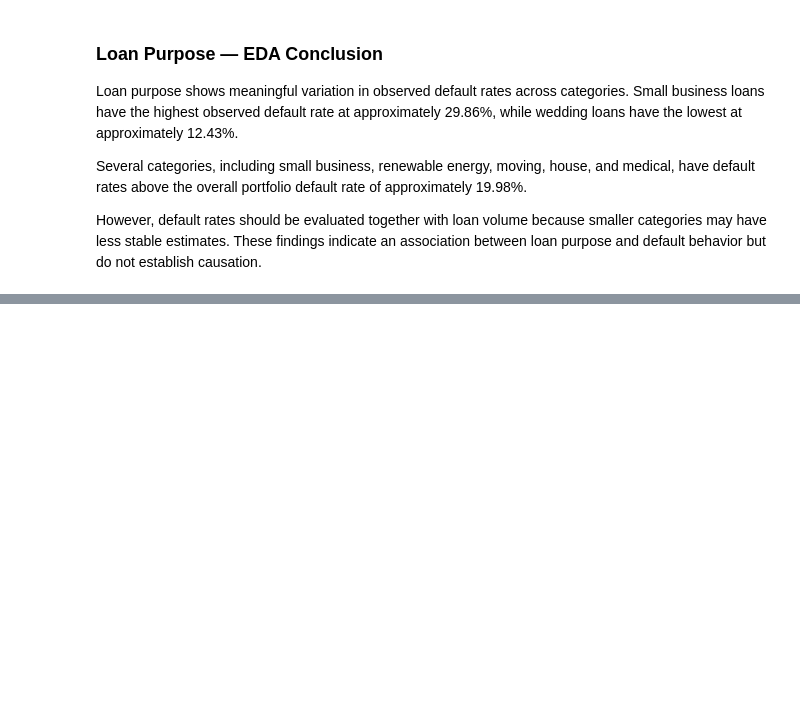
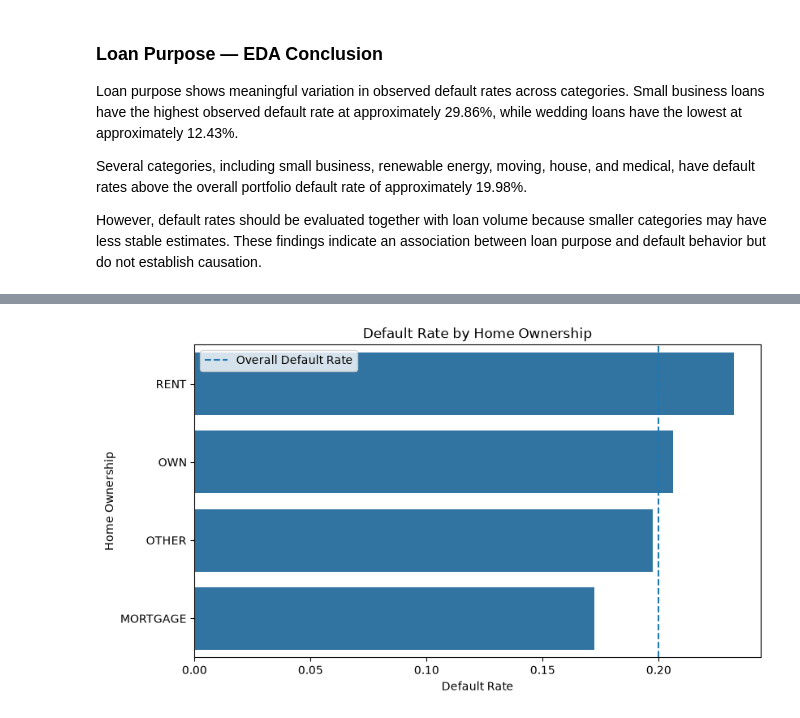
Before and after one commit to Jeetup-co/credit-risk-analysis, a Jupyter notebook: notebooks/05_EDA_and_Feature_Engineering.ipynb, the cells around one changed output, grey strips where cells are left out. Drawn from its saved outputs; the diff is of its cells as text; code cells hidden in the pictures; blank space fills up the shorter version.

```diff
--- a/notebooks/05_EDA_and_Feature_Engineering.ipynb
+++ b/notebooks/05_EDA_and_Feature_Engineering.ipynb
@@ -307,0 +478,12 @@ However, default rates should be evaluated together with loan volume because sma
+# %%
+home_ownership_default = (
+    df.groupby("home_ownership_n")["Default"]
+    .agg(
+        default_count="sum",
+        loan_count="count",
+        default_rate="mean"
+    )
+    .sort_values("default_rate", ascending=False)
+)
+
+home_ownership_default
@@ -307,0 +497,23 @@ However, default rates should be evaluated together with loan volume because sma
+# %%
+plt.figure(figsize=(9, 5))
+
+sns.barplot(
+    data=home_ownership_default.reset_index(),
+    x="default_rate",
+    y="home_ownership_n"
+)
+
+plt.axvline(
+    df["Default"].mean(),
+    linestyle="--",
+    label="Overall Default Rate"
+)
+
+plt.title("Default Rate by Home Ownership")
+plt.xlabel("Default Rate")
+plt.ylabel("Home Ownership")
+plt.legend()
+
+plt.show()
+# %% [output]
+[figure, added]
```
Also changed, not shown: parts of 37 cells of this notebook.
